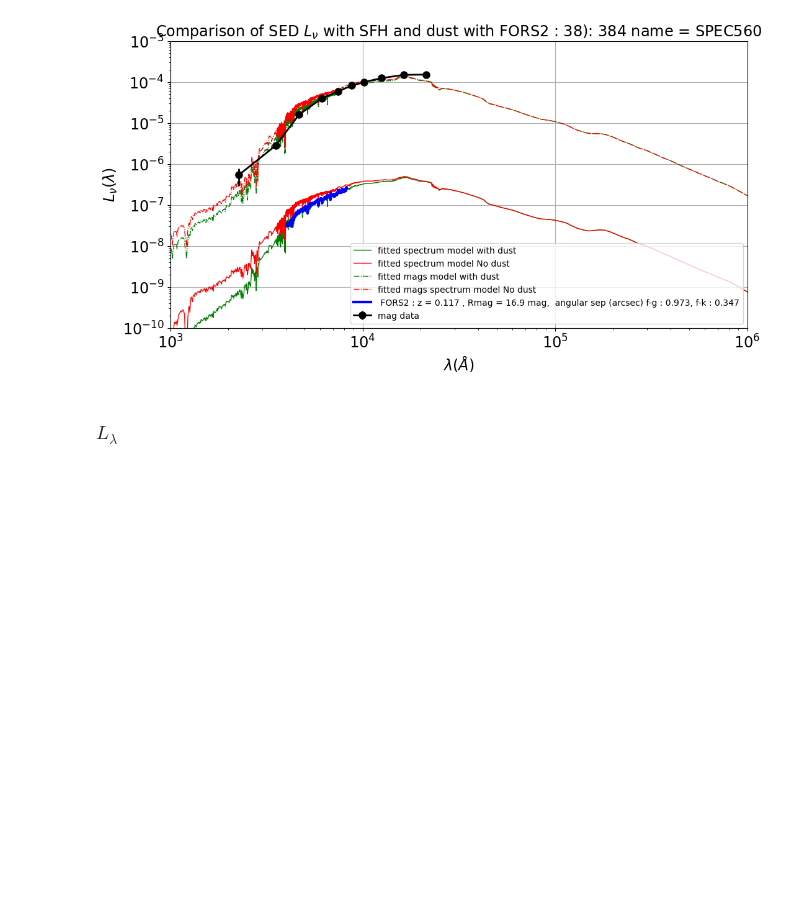
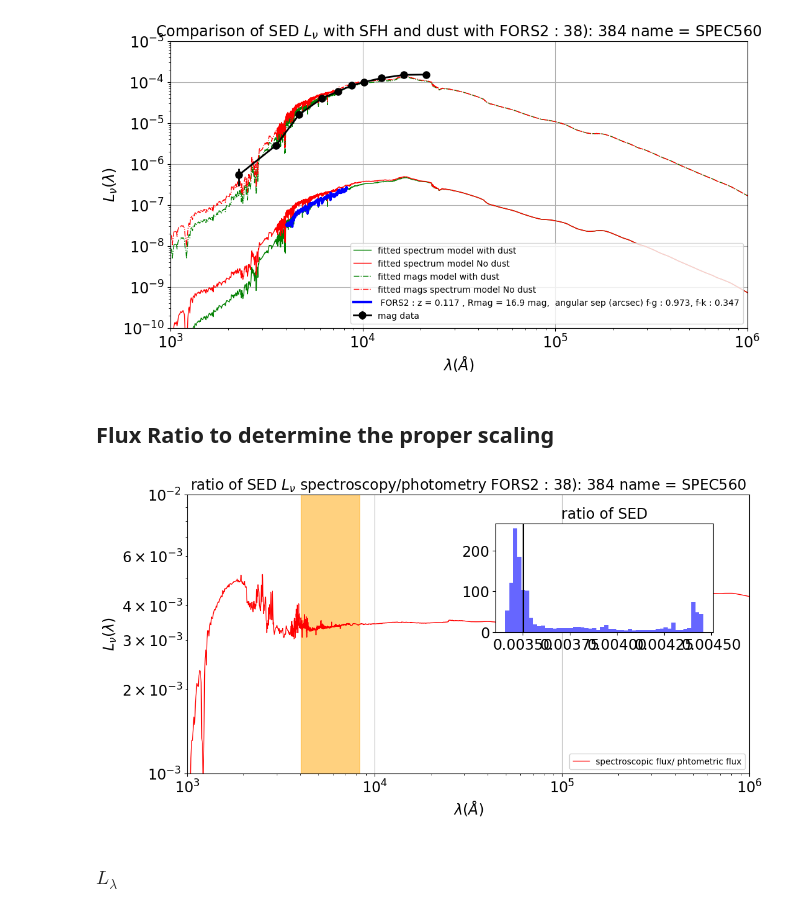
Before and after one commit to sylvielsstfr/Fors2ToStellarPopSynthesis, a Jupyter notebook: examples/examples_comparedatamodel/FitJAXOpt_SEDModel_OneDataSpectrumPhoto_combined.ipynb, the cells around one changed output. Saved outputs shown, nothing was run; the diff lists cells and outputs as text; code cells hidden in the pictures; blank space fills up the shorter version.

```diff
--- a/examples/examples_comparedatamodel/FitJAXOpt_SEDModel_OneDataSpectrumPhoto_combined.ipynb
+++ b/examples/examples_comparedatamodel/FitJAXOpt_SEDModel_OneDataSpectrumPhoto_combined.ipynb
@@ -958,8 +981,8 @@ DEFAULT_SCALEF_PARAMS = np.array([scaleF])
 #DEFAULT_SCALEF_PARAMS_MIN = DEFAULT_SCALEF_PARAMS + np.array([0.000001])
 #DEFAULT_SCALEF_PARAMS_MAX = DEFAULT_SCALEF_PARAMS + np.array([1000000.])
 
-DEFAULT_SCALEF_PARAMS_MIN =  np.array([1.00])
-DEFAULT_SCALEF_PARAMS_MAX = np.array([1000.])
+DEFAULT_SCALEF_PARAMS_MIN =  np.array([1.])
+DEFAULT_SCALEF_PARAMS_MAX = np.array([1.])
 # %%
 scale_paramnames = ["scaleF"]
 # %% [markdown]
@@ -1396,7 +1419,7 @@ def lik_spec(p,wls,F, sigma_obs):
     # residuals
     resid = mean_spectrum(wls, params) - F*scaleF
 
-    return 0.5*jnp.sum((resid/sigma_obs*jnp.sqrt(scaleF)) ** 2)
+    return 0.5*jnp.sum((resid/(sigma_obs*jnp.sqrt(scaleF)))** 2)
 # %%
 @jit
 def lik_mag(p,xf,mags_measured, sigma_mag_obs):
@@ -1670,6 +1622,37 @@ ax.legend(loc="lower right")
 ax.grid()
 # %% [output]
 [figure]
+# %% [markdown]
+## Flux Ratio to determine the proper scaling
+# %%
+ratio_SEDs_fit = Y_fit_s/Y_fit_m
+indexes_sel = jnp.where(jnp.logical_and(ssp_data.ssp_wave >Xspec_data.min(), ssp_data.ssp_wave >Xspec_data.max()))
+ratio_sel = ratio_SEDs_fit[indexes_sel]
+specdata_rescaling_factor = np.median(ratio_sel)
+
+fig, ax = plt.subplots(1, 1)
+__=ax.loglog()
+__=ax.set_xlim(1e3,1e6)
+__=ax.set_ylim(1e-3,1e-2)
+ax.set_xlabel("$\lambda (\\AA)$")
+ax.set_ylabel("$L_\\nu(\lambda)$")
+
+ax.plot(ssp_data.ssp_wave,ratio_SEDs_fit,'-',color='r',lw=1,label="spectroscopic flux/ phtometric flux")
+ax.axvspan(Xspec_data.min(), Xspec_data.max(), alpha=0.5, color='orange')
+
+# These are in unitless percentages of the figure size. (0,0 is bottom left)
+left, bottom, width, height = [0.55, 0.5, 0.3, 0.3]
+ax2 = fig.add_axes([left, bottom, width, height])
+ax2.hist(ratio_sel,bins=50,facecolor="blue",alpha=0.6)
+ax2.axvline(specdata_rescaling_factor,color = "k")
+ax2.set_title("ratio of SED")
+
+title = "ratio of SED $L_\\nu$ spectroscopy/photometry " + title_data
+ax.set_title(title)
+ax.legend(loc="lower right")
+ax.grid()
+# %% [output]
+[figure, added]
 # %% [markdown]
 ### $L_\lambda$
 # %%
```
Also changed, not shown: parts of 33 cells of this notebook.
